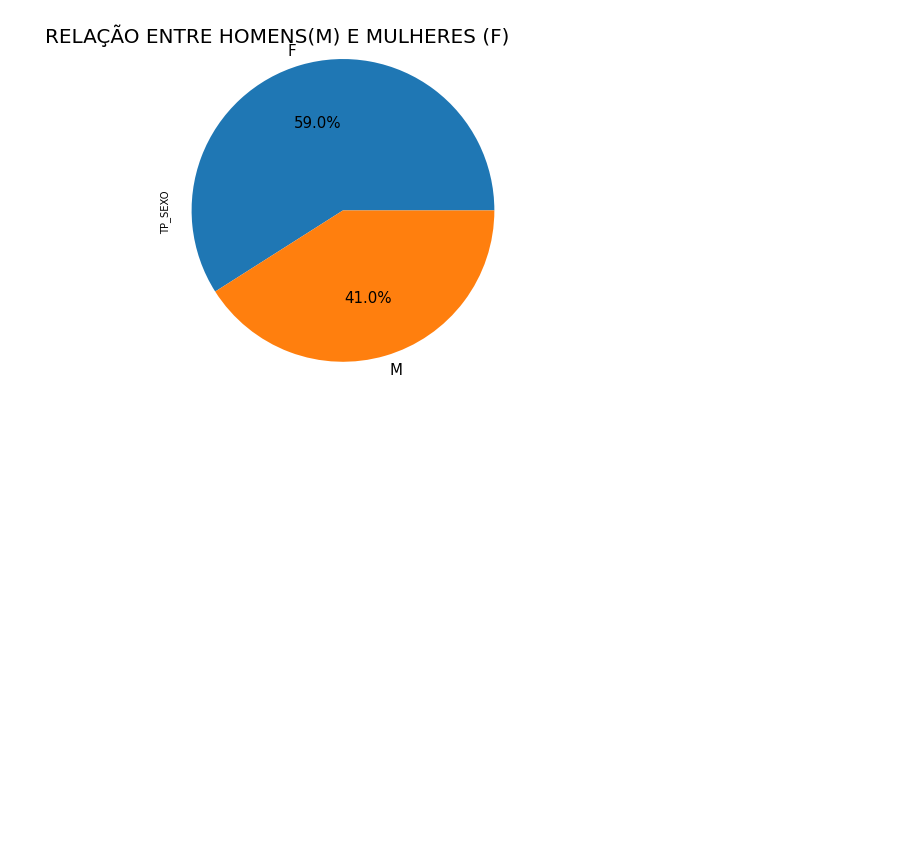
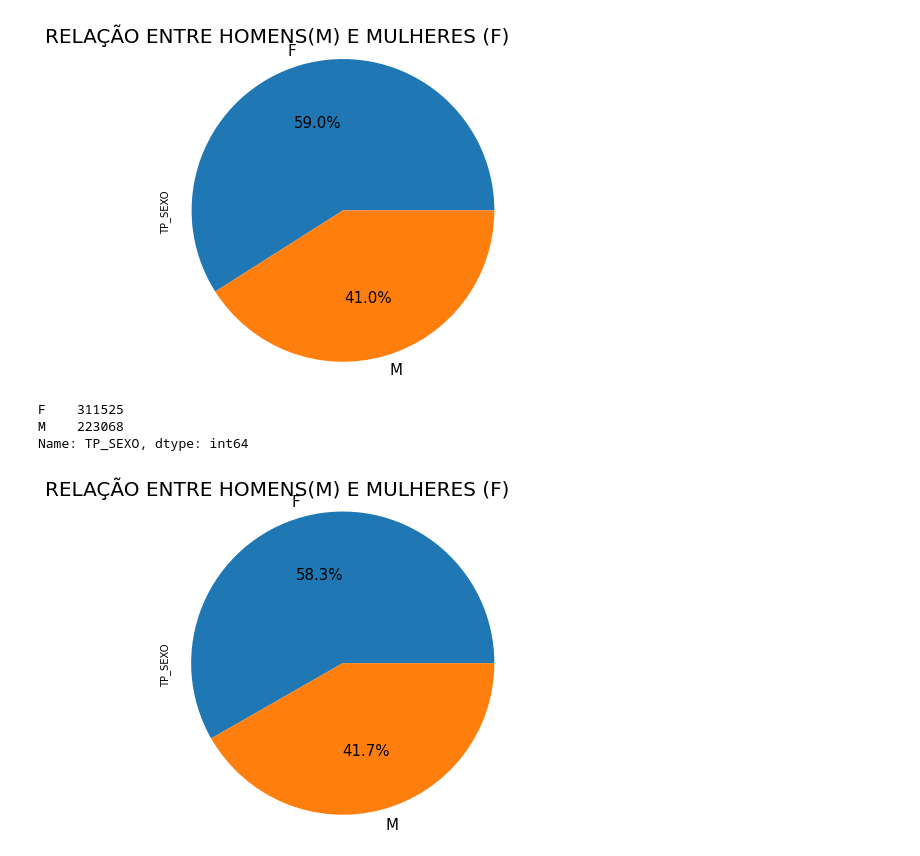
Before and after one commit to lucianogaldino/ENEM-2019-SP, a Jupyter notebook: Enem_2019_SP.ipynb, the cells around one changed output. Drawn from its saved outputs; the diff is of its cells as text; code cells hidden in the pictures; blank space fills up the shorter version.

```diff
--- a/Enem_2019_SP.ipynb
+++ b/Enem_2019_SP.ipynb
@@ -262,28 +296,28 @@ A value is trying to be set on a copy of a slice from a DataFrame
 See the caveats in the documentation: https://pandas.pydata.org/pandas-docs/stable/user_guide/indexing.html#returning-a-view-versus-a-copy
   downcast=downcast,
 # %%
-vestibulandos_presentes['NU_NOTA_COMP2'].fillna(0, inplace=True)
+vestibulandos_classificados['NU_NOTA_COMP2'].fillna(0, inplace=True)
 # %% [output]
 A value is trying to be set on a copy of a slice from a DataFrame
 
 See the caveats in the documentation: https://pandas.pydata.org/pandas-docs/stable/user_guide/indexing.html#returning-a-view-versus-a-copy
   downcast=downcast,
 # %%
-vestibulandos_presentes['NU_NOTA_COMP3'].fillna(0, inplace=True)
+vestibulandos_classificados['NU_NOTA_COMP3'].fillna(0, inplace=True)
 # %% [output]
 A value is trying to be set on a copy of a slice from a DataFrame
 
 See the caveats in the documentation: https://pandas.pydata.org/pandas-docs/stable/user_guide/indexing.html#returning-a-view-versus-a-copy
   downcast=downcast,
 # %%
-vestibulandos_presentes['NU_NOTA_COMP4'].fillna(0, inplace=True)
+vestibulandos_classificados['NU_NOTA_COMP4'].fillna(0, inplace=True)
 # %% [output]
 A value is trying to be set on a copy of a slice from a DataFrame
 
 See the caveats in the documentation: https://pandas.pydata.org/pandas-docs/stable/user_guide/indexing.html#returning-a-view-versus-a-copy
   downcast=downcast,
 # %%
-vestibulandos_presentes['NU_NOTA_COMP5'].fillna(0, inplace=True)
+vestibulandos_classificados['NU_NOTA_COMP5'].fillna(0, inplace=True)
 # %% [output]
 A value is trying to be set on a copy of a slice from a DataFrame
 
@@ -354,3 +407,16 @@ plt.axis('equal')
 plt.title('RELAÇÃO ENTRE HOMENS(M) E MULHERES (F)', loc = 'right', fontsize=20);
 # %% [output]
 [figure]
+# %%
+#RELAÇÃO ENTRE HOMENS E MULHERES QUE FIZERAM A PROVA
+vestibulandos_presentes['TP_SEXO'].value_counts()
+# %% [output]
+F    311525
+M    223068
+Name: TP_SEXO, dtype: int64
+# %%
+vestibulandos_presentes.TP_SEXO.value_counts().plot(figsize=(6,6),kind='pie', autopct='%.1f%%', fontsize=15)
+plt.axis('equal')
+plt.title('RELAÇÃO ENTRE HOMENS(M) E MULHERES (F)', loc = 'right', fontsize=20);
+# %% [output]
+[figure, added]
```
Also changed, not shown: parts of 27 cells of this notebook.
